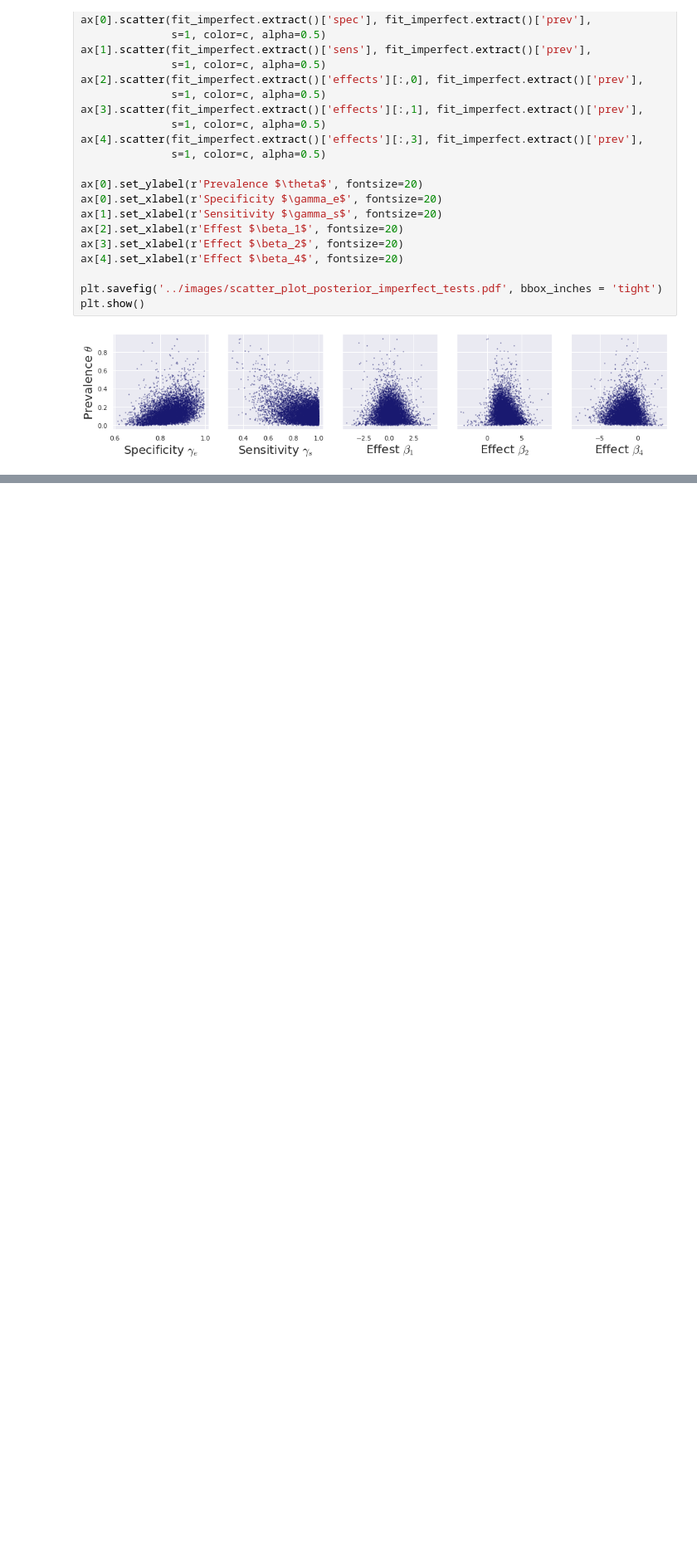
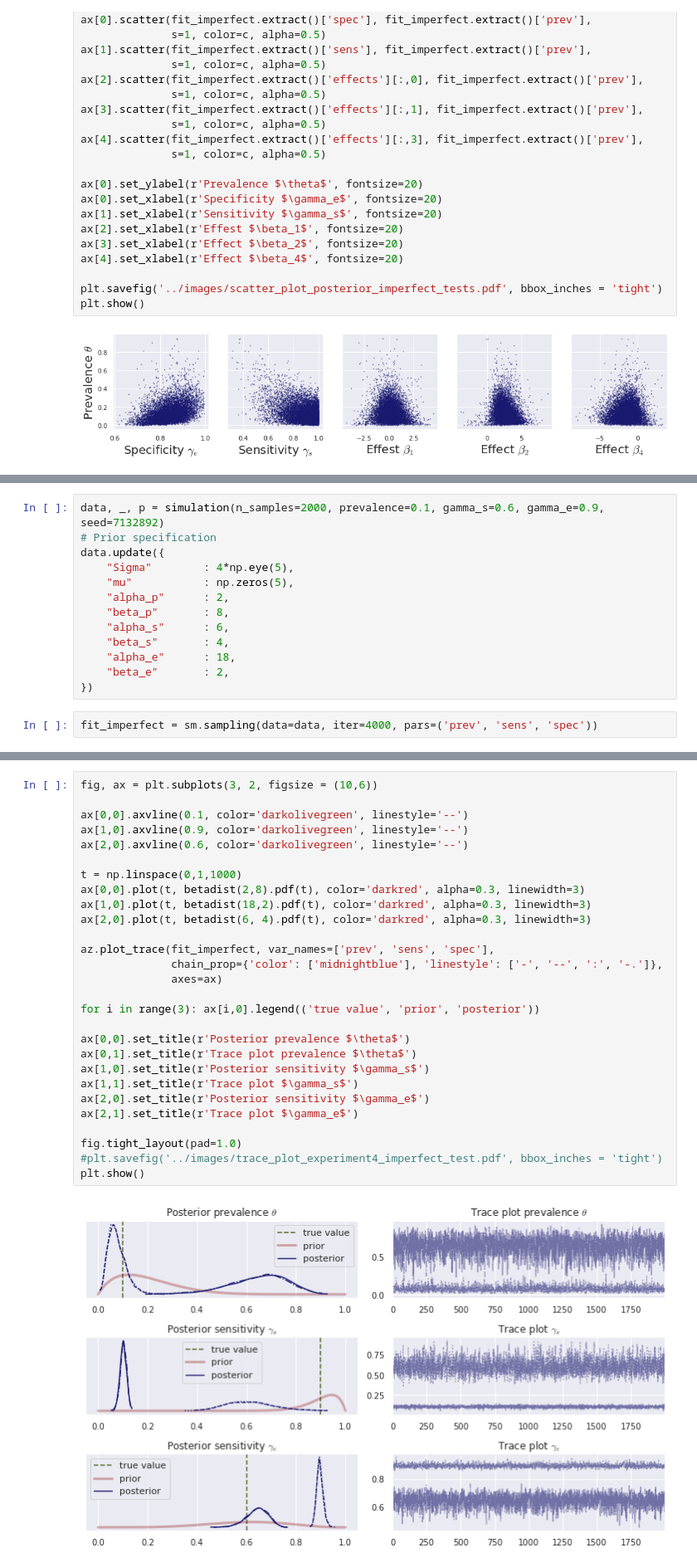
Before and after one commit to lucasmoschen/rds-bayesian-analysis-tcc, a Jupyter notebook: notebooks_book/imperfect_test.ipynb, the cells around one changed output, grey strips where cells are left out. Shown at 83% size. Drawn from its saved outputs; the diff is of its cells as text; blank space fills up the shorter version.

```diff
--- a/notebooks_book/imperfect_test.ipynb
+++ b/notebooks_book/imperfect_test.ipynb
@@ -320,0 +428,15 @@ plt.show()
+# %%
+data, _, p = simulation(n_samples=2000, prevalence=0.1, gamma_s=0.6, gamma_e=0.9, seed=7132892)
+# Prior specification
+data.update({
+    "Sigma"        : 4*np.eye(5),
+    "mu"           : np.zeros(5),
+    "alpha_p"      : 2,
+    "beta_p"       : 8,
+    "alpha_s"      : 6,
+    "beta_s"       : 4,
+    "alpha_e"      : 18,
+    "beta_e"       : 2,
+})
+# %%
+fit_imperfect = sm.sampling(data=data, iter=4000, pars=('prev', 'sens', 'spec'))
@@ -320,0 +446,30 @@ plt.show()
+# %%
+fig, ax = plt.subplots(3, 2, figsize = (10,6))
+
+ax[0,0].axvline(0.1, color='darkolivegreen', linestyle='--')
+ax[1,0].axvline(0.9, color='darkolivegreen', linestyle='--')
+ax[2,0].axvline(0.6, color='darkolivegreen', linestyle='--')
+
+t = np.linspace(0,1,1000)
+ax[0,0].plot(t, betadist(2,8).pdf(t), color='darkred', alpha=0.3, linewidth=3)
+ax[1,0].plot(t, betadist(18,2).pdf(t), color='darkred', alpha=0.3, linewidth=3)
+ax[2,0].plot(t, betadist(6, 4).pdf(t), color='darkred', alpha=0.3, linewidth=3)
+
+az.plot_trace(fit_imperfect, var_names=['prev', 'sens', 'spec'],
+              chain_prop={'color': ['midnightblue'], 'linestyle': ['-', '--', ':', '-.']},
+              axes=ax)
+
+for i in range(3): ax[i,0].legend(('true value', 'prior', 'posterior'))
+
+ax[0,0].set_title(r'Posterior prevalence $\theta$')
+ax[0,1].set_title(r'Trace plot prevalence $\theta$')
+ax[1,0].set_title(r'Posterior sensitivity $\gamma_s$')
+ax[1,1].set_title(r'Trace plot $\gamma_s$')
+ax[2,0].set_title(r'Posterior sensitivity $\gamma_e$')
+ax[2,1].set_title(r'Trace plot $\gamma_e$')
+
+fig.tight_layout(pad=1.0)
+#plt.savefig('../images/trace_plot_experiment4_imperfect_test.pdf', bbox_inches = 'tight')
+plt.show()
+# %% [output]
+[figure, added]
```
Also changed, not shown: parts of 19 cells of this notebook, 6 other files.
